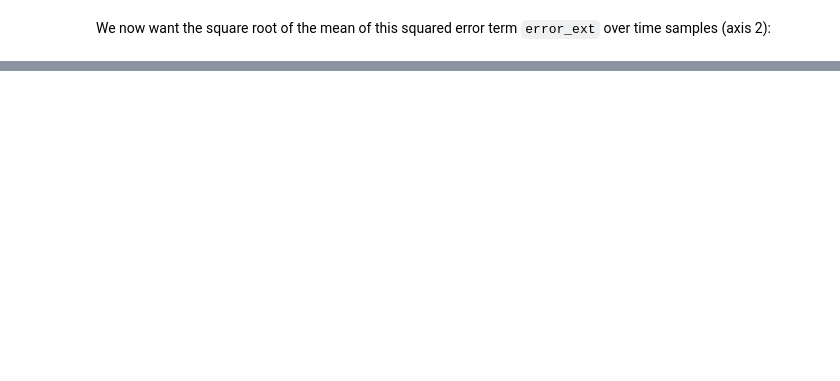
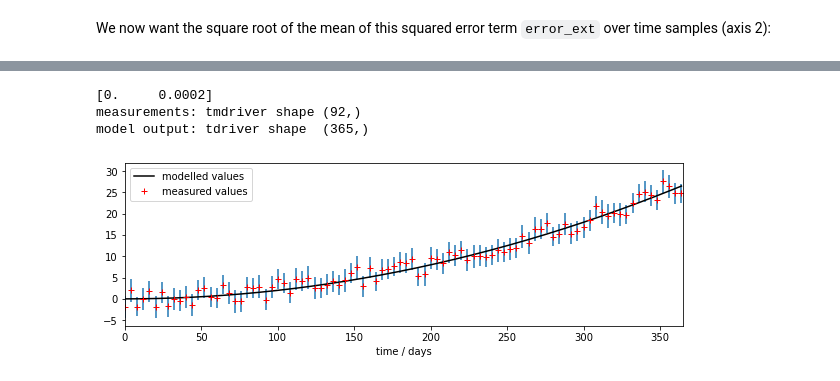
Before and after one commit to UCL-EO/geog0111, a Jupyter notebook: notebooks/050_Models.ipynb, the cells around one changed output, grey strips where cells are left out. Saved outputs shown, nothing was run; the diff lists cells and outputs as text; code cells hidden in the pictures; blank space fills up the shorter version.

```diff
--- a/notebooks/050_Models.ipynb
+++ b/notebooks/050_Models.ipynb
@@ -313,0 +405,27 @@ parameters: [0.4] [0.0001]
+# %%
+import matplotlib.pyplot as plt
+
+# time driver every day
+tdriver = np.arange(0,365,1,dtype=np.int)
+# get the parameters we siolved for
+p = np.array([_p0[imin],_p1[imin]])
+print(p)
+output  = model(tdriver,p)
+
+# plot
+fig, axs = plt.subplots(1,1,figsize=(10,3))
+axs.set_xlim(0,365)
+axs.plot(tdriver,output,'k',label='modelled values')
+axs.errorbar(tmdriver,measure,yerr=std,ls='none')
+axs.plot(tmdriver,measure,'r+',label='measured values')
+# set legend now
+axs.legend(loc='best')
+axs.set_xlabel(f'time / days')
+
+print(f'measurements: tmdriver shape {tmdriver.shape}')
+print(f'model output: tdriver shape  {tdriver.shape}')
+# %% [output]
+[0.     0.0002]
+measurements: tmdriver shape (92,)
+model output: tdriver shape  (365,)
+[figure, added]
```
Also changed, not shown: parts of 55 cells of this notebook, 2 other files.
